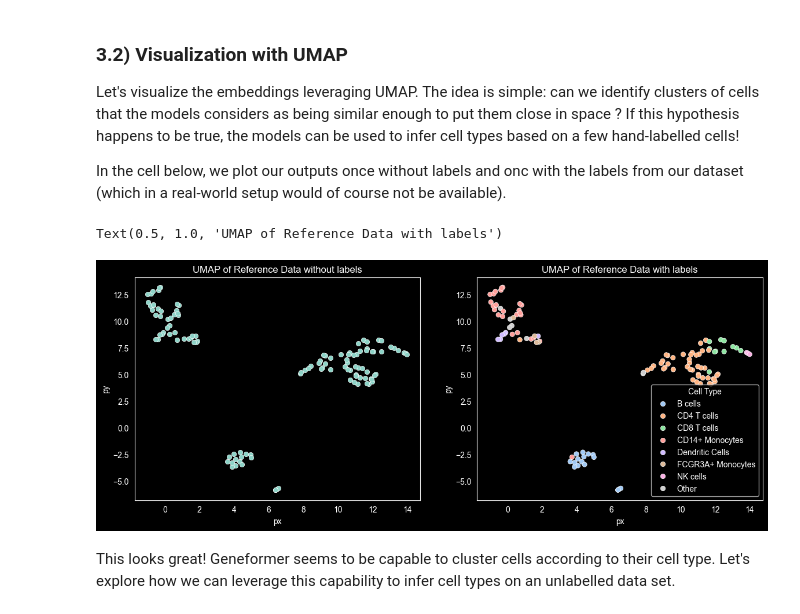
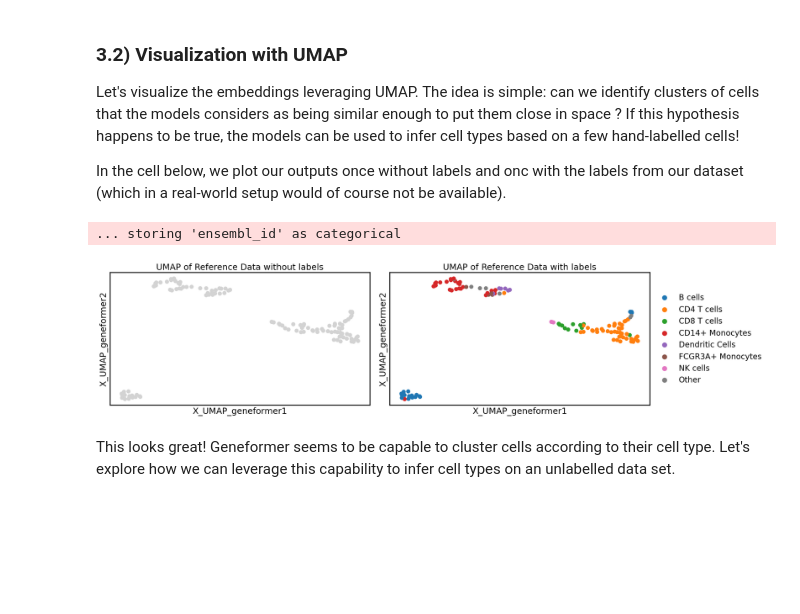
Before and after one commit to helicalAI/helical, a Jupyter notebook: examples/notebooks/Geneformer-vs-UCE.ipynb, the cells around one changed output. Cells and saved outputs as stored; diff of their text form; code cells hidden in the pictures; blank space fills up the shorter version.

```diff
--- a/examples/notebooks/Geneformer-vs-UCE.ipynb
+++ b/examples/notebooks/Geneformer-vs-UCE.ipynb
@@ -120,25 +152,3 @@ test_embeddings = geneformer.get_embeddings(test_dataset)
 Let's visualize the embeddings leveraging UMAP. The idea is simple: can we identify clusters of cells that the models considers as being similar enough to put them close in space ? If this hypothesis happens to be true, the models can be used to infer cell types based on a few hand-labelled cells!
 
 In the cell below, we plot our outputs once without labels and onc with the labels from our dataset (which in a real-world setup would of course not be available).
-# %%
-reducer = umap.UMAP(min_dist=0.2, n_components=2, n_epochs=None,n_neighbors=3)
-mapper = reducer.fit(ref_embeddings)
-
-plot_df = pd.DataFrame(mapper.embedding_,columns=['px','py'])
-labels = X_train.obs['cell_type']
-plot_df['Cell Type'] = labels.values
-
-
-# Create a matplotlib figure and axes
-fig, axs = plt.subplots(nrows=1, ncols=2, figsize=(14, 5))
-
-#plt.style.use("dark_background")
-
-sns.scatterplot(data = plot_df,x='px',y='py',sizes=(50,200),ax=axs[0],palette="pastel")
-axs[0].set_title('UMAP of Reference Data without labels')
-
-sns.scatterplot(data = plot_df,x='px',y='py',hue='Cell Type',sizes=(50,200),ax=axs[1],palette="pastel")
-axs[1].set_title('UMAP of Reference Data with labels')
-# %% [output]
-Text(0.5, 1.0, 'UMAP of Reference Data with labels')
-[figure, removed]
@@ -145,3 +160,22 @@ Text(0.5, 1.0, 'UMAP of Reference Data with labels')
+# %%
+# Create the plots
+fig, axs = plt.subplots(1, 2, figsize=(20, 10))
+
+# Plot without labels
+sc.pl.embedding(X_train,size=300, ax=axs[0], show=False, legend_loc=None, basis= "X_UMAP_geneformer")
+axs[0].set_title('UMAP of Reference Data without labels')
+
+# Plot with labels
+sc.pl.embedding(X_train, color=["cell_type"], size=300, ax=axs[1], show=False, basis= "X_UMAP_geneformer")
+axs[1].set_title('UMAP of Reference Data with labels')
+
+# Adjustment of the layout to ensure titles and legends are properly placed
+plt.tight_layout(rect=[0, 0, 1, 0.5])
+
+plt.show()
+# %% [output]
+... storing 'ensembl_id' as categorical
+[figure, added]
 # %% [markdown]
 This looks great! Geneformer seems to be capable to cluster cells according to their cell type. Let's explore how we can leverage this capability to infer cell types on an unlabelled data set.
 # %% [markdown]
```
Also changed, not shown: parts of 17 cells of this notebook.
